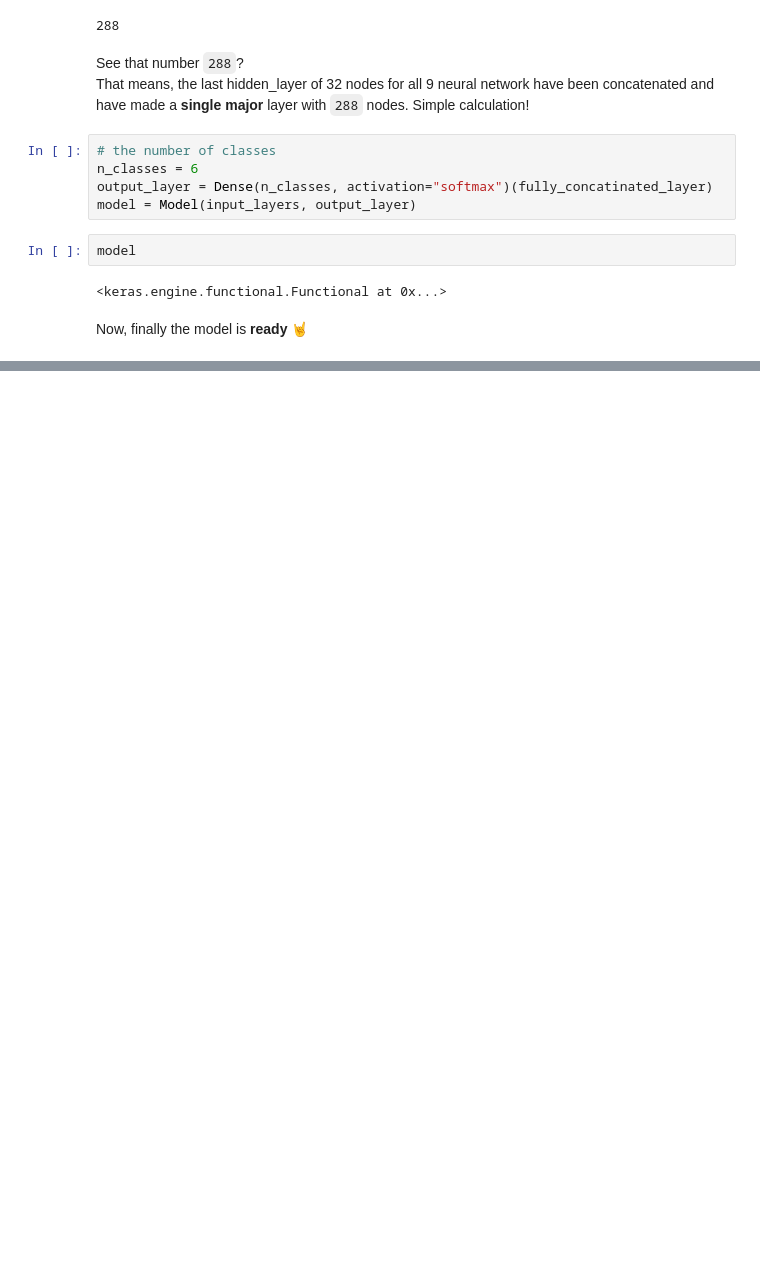
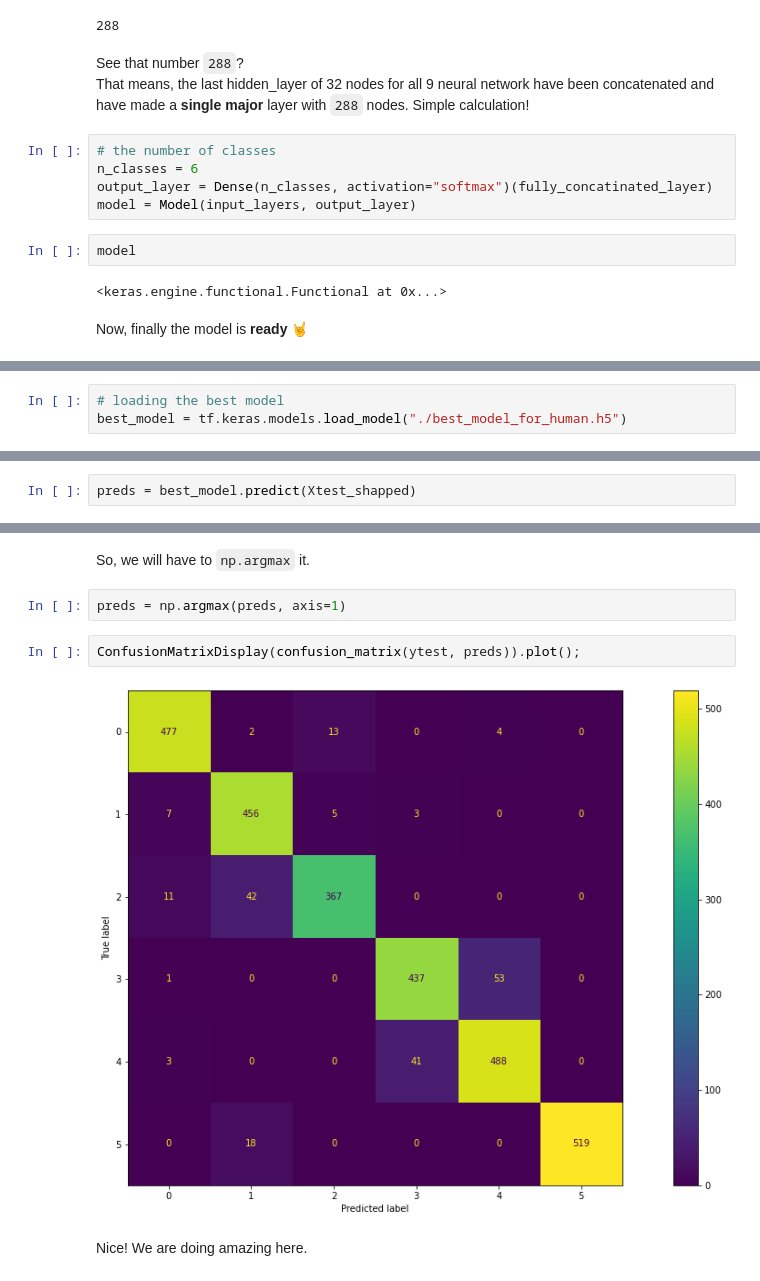
Before and after one commit to AayushSameerShah/TimeSeries-Forecasting, a Jupyter notebook: 5. Deep learning with Time Series/8. Human activity prediction (multi input).ipynb, the cells around one changed output, grey strips where cells are left out. Drawn from its saved outputs; the diff is of its cells as text; blank space fills up the shorter version.

```diff
--- a/5. Deep learning with Time Series/8. Human activity prediction (multi input).ipynb
+++ b/5. Deep learning with Time Series/8. Human activity prediction (multi input).ipynb
@@ -701,0 +868,3 @@ Now, finally the model is **ready** 🤘
+# %%
+# loading the best model
+best_model = tf.keras.models.load_model("./best_model_for_human.h5")
@@ -701,0 +873,2 @@ Now, finally the model is **ready** 🤘
+# %%
+preds = best_model.predict(Xtest_shapped)
@@ -701,0 +890,10 @@ Now, finally the model is **ready** 🤘
+# %% [markdown]
+So, we will have to `np.argmax` it.
+# %%
+preds = np.argmax(preds, axis=1)
+# %%
+ConfusionMatrixDisplay(confusion_matrix(ytest, preds)).plot();
+# %% [output]
+[figure, added]
+# %% [markdown]
+Nice! We are doing amazing here.
```
Also changed, not shown: parts of 122 cells of this notebook, 12 other files.
